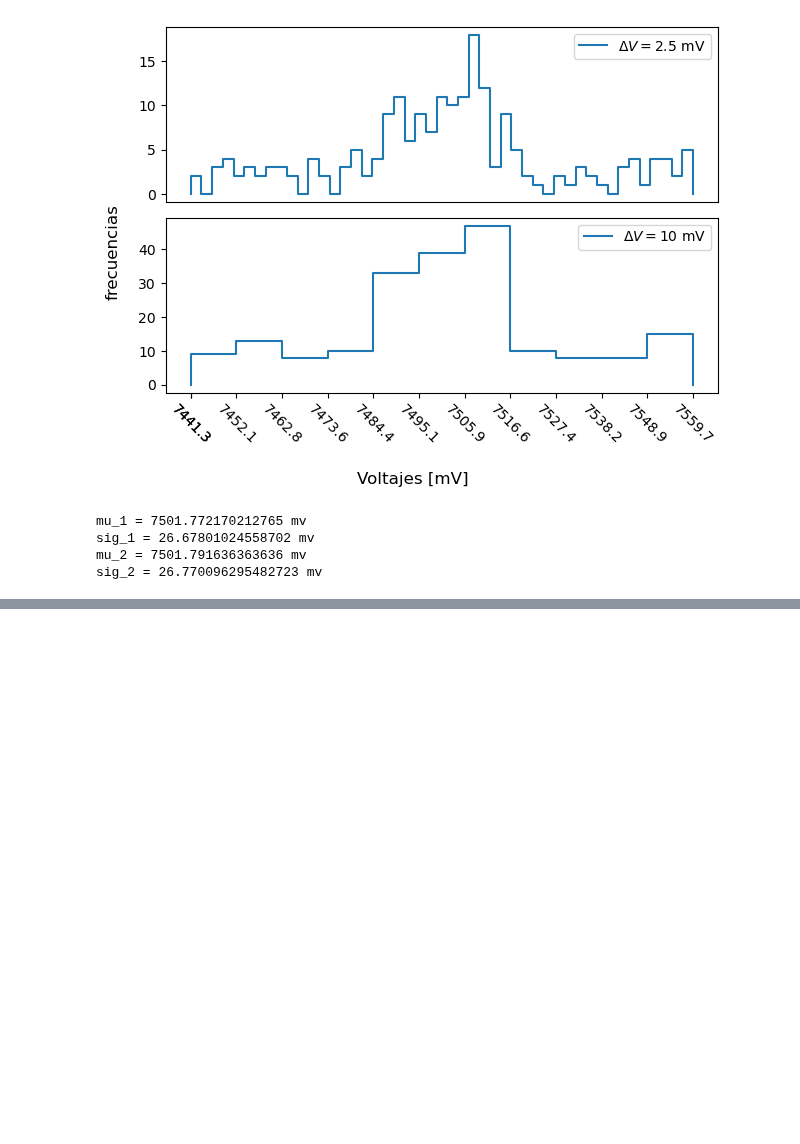
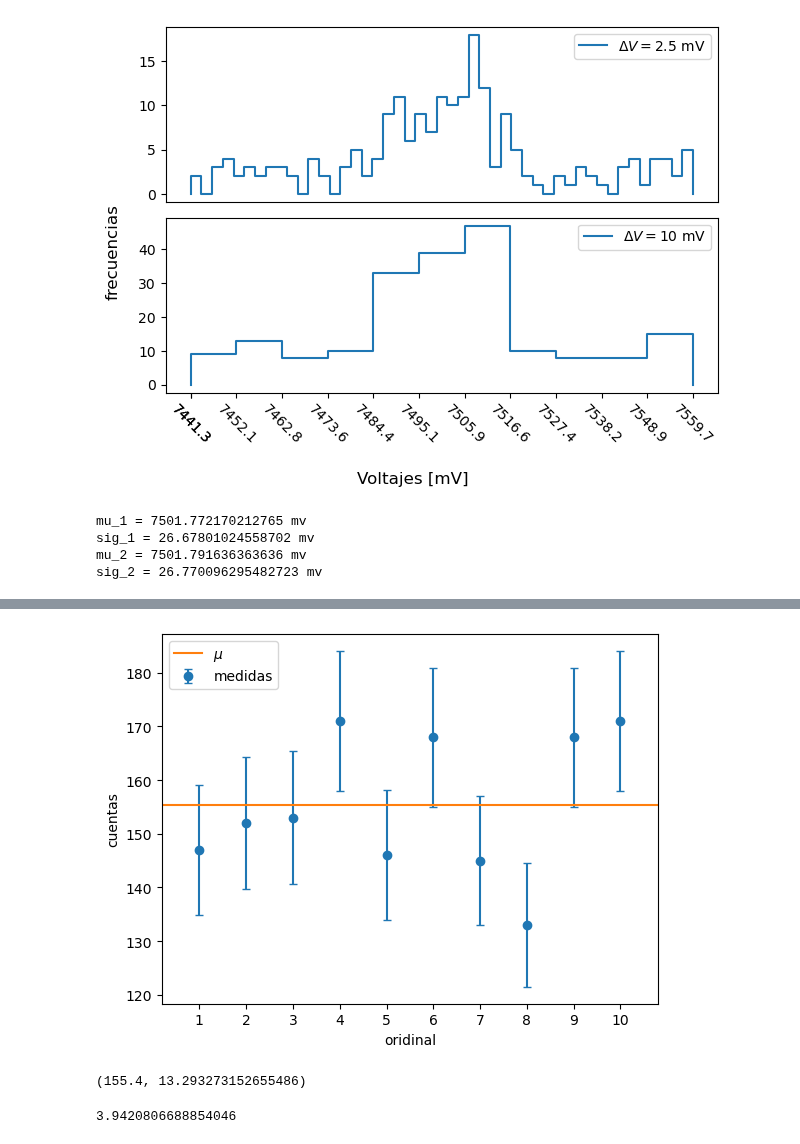
Before and after one commit to JuanSierra2003/hello-world, a Jupyter notebook: Nuclear/InstrumentacionNuclear/problemas1.ipynb, the cells around one changed output, grey strips where cells are left out. Cells and saved outputs as stored; diff of their text form; code cells hidden in the pictures; blank space fills up the shorter version.

```diff
--- a/Nuclear/InstrumentacionNuclear/problemas1.ipynb
+++ b/Nuclear/InstrumentacionNuclear/problemas1.ipynb
@@ -83,0 +100,24 @@ sig_2 = 26.770096295482723 mv
+# %%
+mu = cuentas.mean()
+x = np.arange(1, cuentas.size+1)
+
+plt.errorbar(x, cuentas, yerr=sigma_c, fmt='o', capsize=3, label = 'medidas')
+plt.plot(1.5*x-2, mu*np.ones(cuentas.size), label = r'$\mu$')
+plt.xlim(0.2, 10.8)
+plt.xlabel('oridinal')
+plt.ylabel('cuentas')
+plt.xticks(x)
+plt.legend()
+plt.show()
+# %% [output]
+[figure, added]
+# %%
+std = np.sqrt(np.sum((cuentas-mean)**2)/(cuentas.size-1))
+mu, std
+# %% [output]
+(155.4, 13.293273152655486)
+# %%
+sig_mu = np.sqrt(np.sum(cuentas)/cuentas.size**2)
+sig_mu
+# %% [output]
+3.9420806688854046
```
Also changed, not shown: parts of 6 cells of this notebook.
